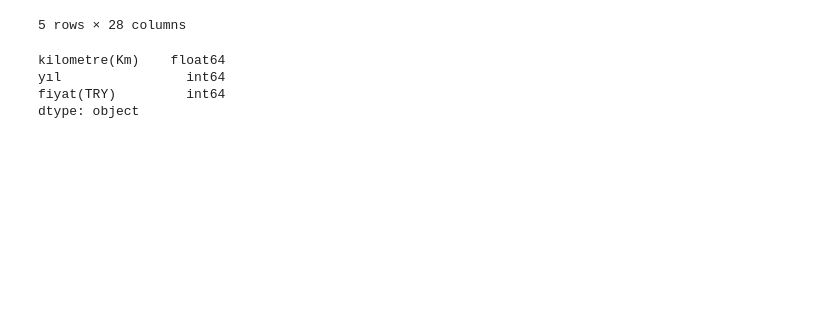
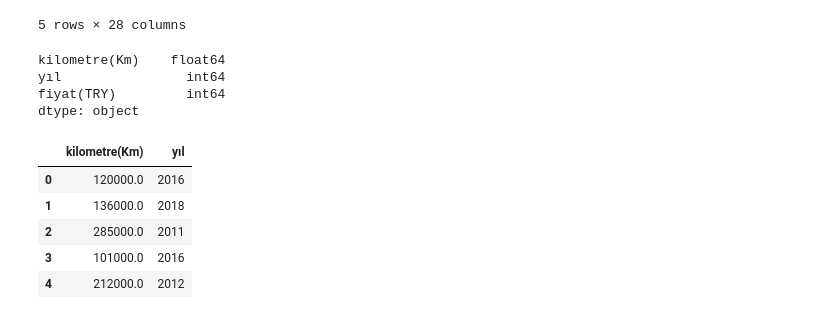
Before and after one commit to selcanakturk/carsight, a Jupyter notebook: notebooks/03_baseline_model.ipynb, the cells around one changed output. Saved outputs shown, nothing was run; the diff lists cells and outputs as text; code cells hidden in the pictures; blank space fills up the shorter version.

```diff
--- a/notebooks/03_baseline_model.ipynb
+++ b/notebooks/03_baseline_model.ipynb
@@ -27,3 +27,12 @@ dtype: object
 X = df[["kilometre(Km)", "yıl"]]
 # %%
 y = df["fiyat(TRY)"]
+# %%
+X.head()
+# %% [output]
+|  | kilometre(Km) | yıl |
+| 0 | 120000.0 | 2016 |
+| 1 | 136000.0 | 2018 |
+| 2 | 285000.0 | 2011 |
+| 3 | 101000.0 | 2016 |
+| 4 | 212000.0 | 2012 |
```
Also changed, not shown: parts of 11 cells of this notebook.
